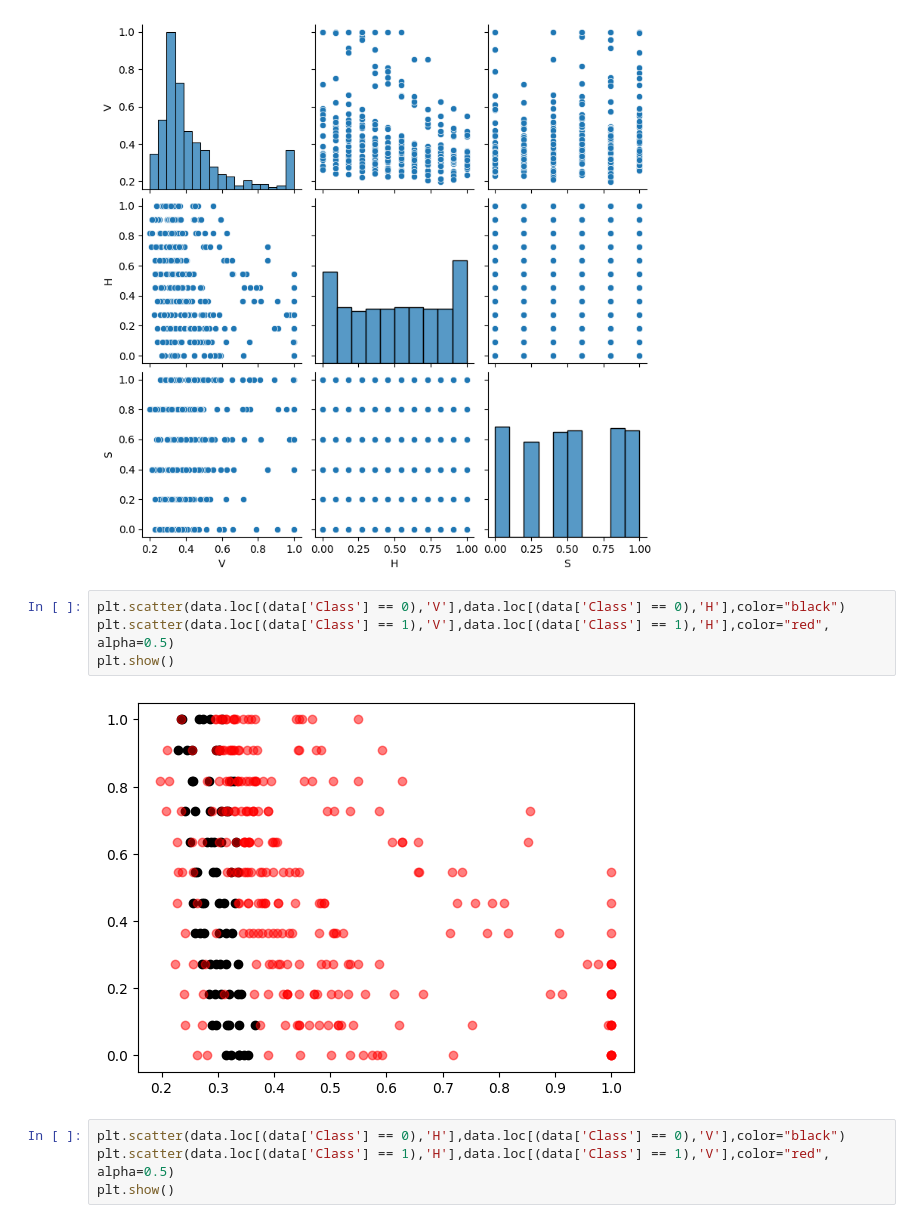
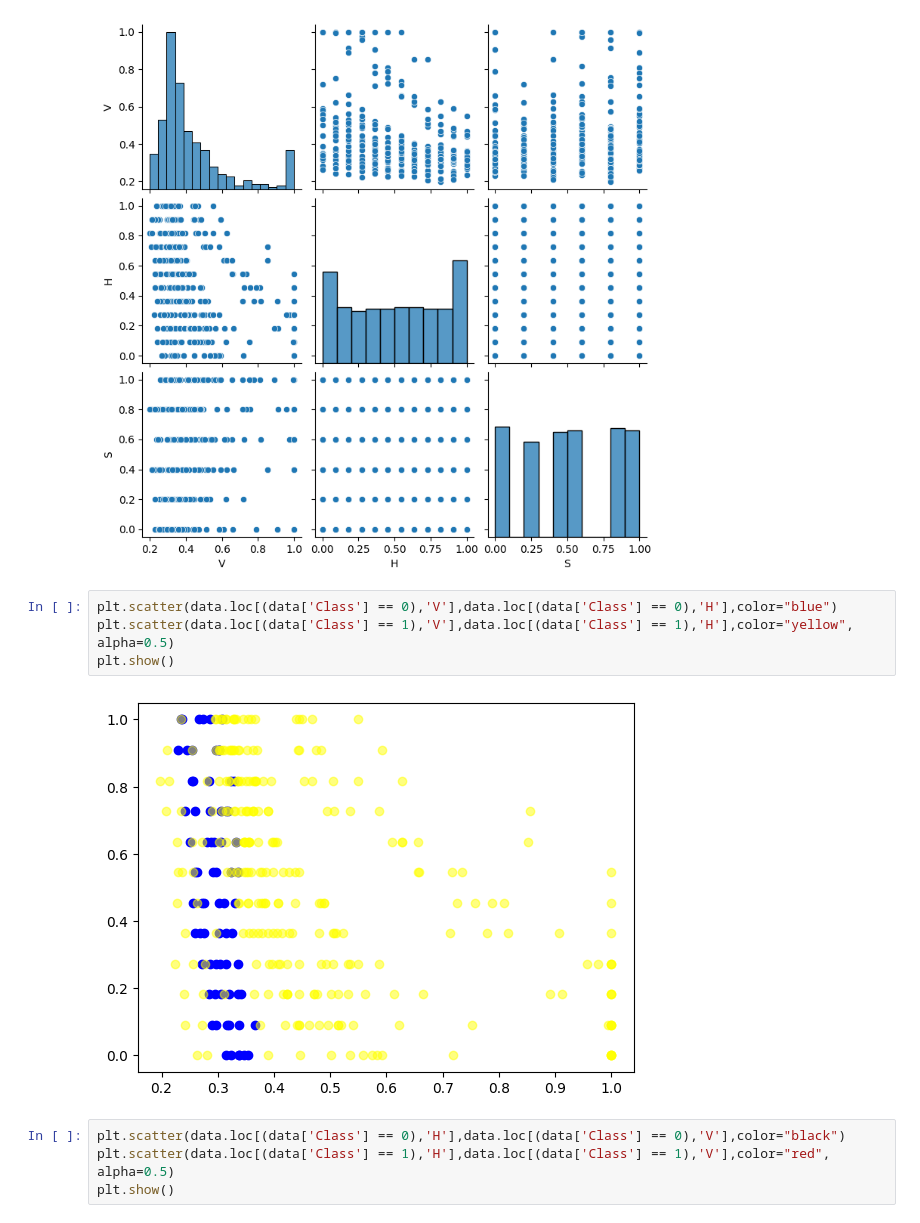
Before and after one commit to geseron/genetic_program, a Jupyter notebook: research_mines.ipynb, the cells around one changed output. Saved outputs shown, nothing was run; the diff lists cells and outputs as text.

```diff
--- a/research_mines.ipynb
+++ b/research_mines.ipynb
@@ -54,11 +55,11 @@ plt.show()
 # %% [output]
 [figure]
 # %%
-plt.scatter(data.loc[(data['Class'] == 0),'V'],data.loc[(data['Class'] == 0),'H'],color="black")
-plt.scatter(data.loc[(data['Class'] == 1),'V'],data.loc[(data['Class'] == 1),'H'],color="red", alpha=0.5)
+plt.scatter(data.loc[(data['Class'] == 0),'V'],data.loc[(data['Class'] == 0),'H'],color="blue")
+plt.scatter(data.loc[(data['Class'] == 1),'V'],data.loc[(data['Class'] == 1),'H'],color="yellow", alpha=0.5)
 plt.show()
 # %% [output]
-[figure, old version]
+[figure, new version]
 # %%
 plt.scatter(data.loc[(data['Class'] == 0),'H'],data.loc[(data['Class'] == 0),'V'],color="black")
 plt.scatter(data.loc[(data['Class'] == 1),'H'],data.loc[(data['Class'] == 1),'V'],color="red", alpha=0.5)
```
Also changed, not shown: parts of 3 cells of this notebook, 1 other file.
